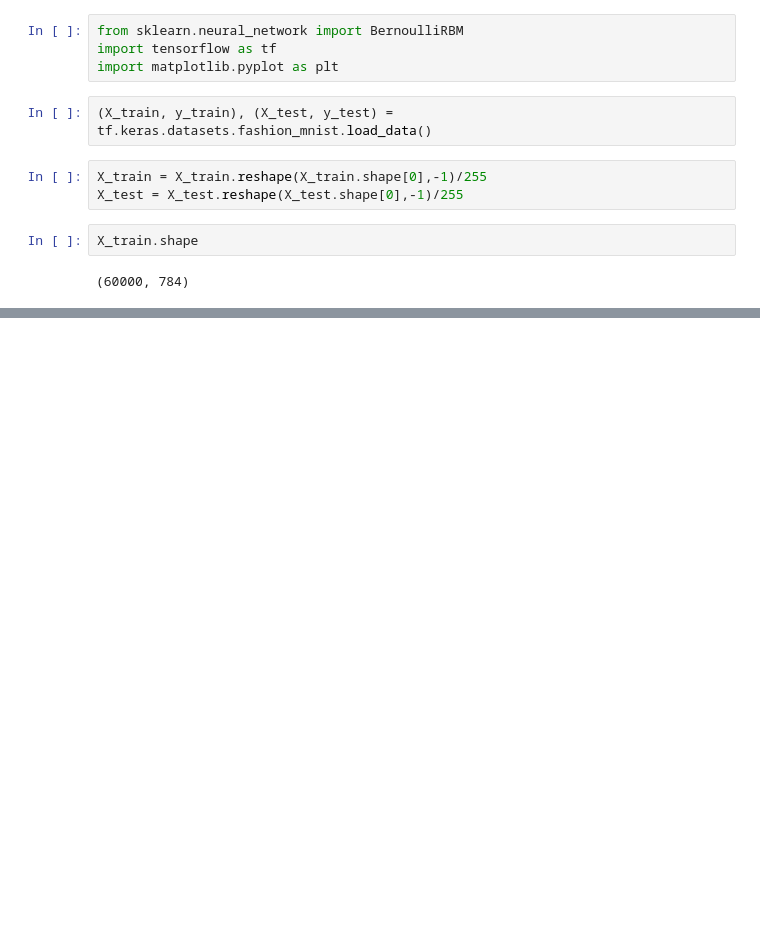
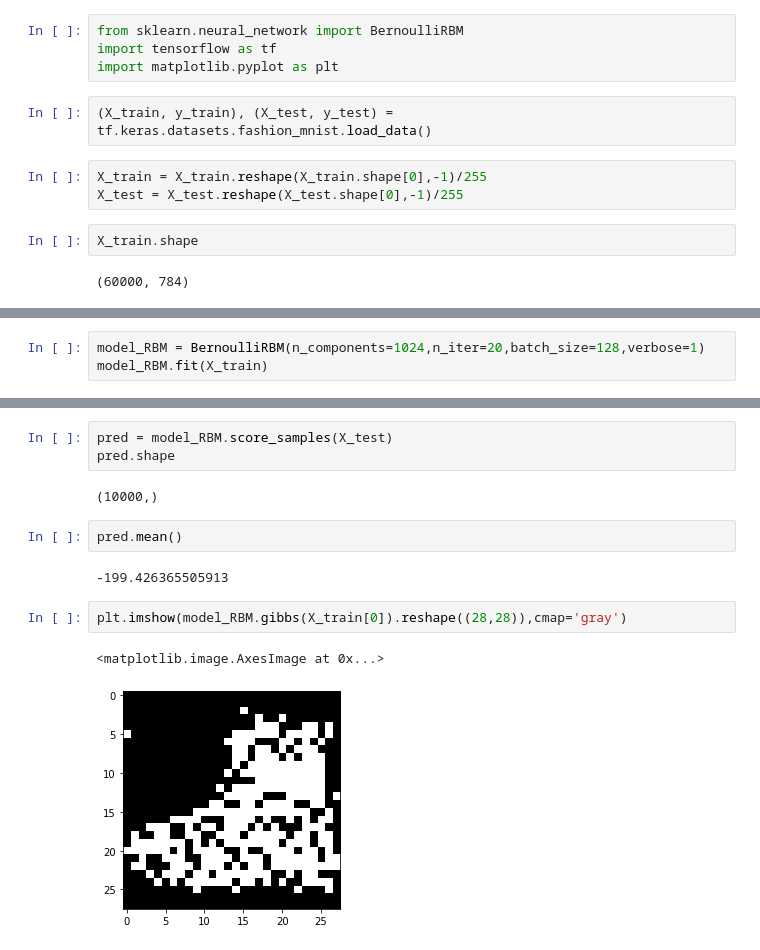
Before and after one commit to Ahmed-Shatla/RBM-with-Fashion-MNIST-dataset, a Jupyter notebook: RBM_with_fashion_MNIST.ipynb, the cells around one changed output, grey strips where cells are left out. Drawn from its saved outputs; the diff is of its cells as text; blank space fills up the shorter version.

```diff
--- a/RBM_with_fashion_MNIST.ipynb
+++ b/RBM_with_fashion_MNIST.ipynb
@@ -17,0 +20,3 @@ model = BernoulliRBM(n_components=256,n_iter=10,batch_size=)
+# %%
+model_RBM = BernoulliRBM(n_components=1024,n_iter=20,batch_size=128,verbose=1)
+model_RBM.fit(X_train)
@@ -17,0 +45,14 @@ model = BernoulliRBM(n_components=256,n_iter=10,batch_size=)
+# %%
+pred = model_RBM.score_samples(X_test)
+pred.shape
+# %% [output]
+(10000,)
+# %%
+pred.mean()
+# %% [output]
+-199.426365505913
+# %%
+plt.imshow(model_RBM.gibbs(X_train[0]).reshape((28,28)),cmap='gray')
+# %% [output]
+<matplotlib.image.AxesImage at 0x...>
+[figure, added]
```
Also changed, not shown: parts of 16 cells of this notebook.
